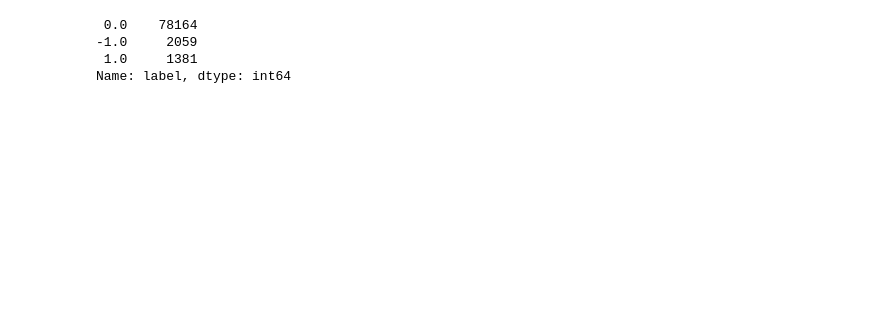
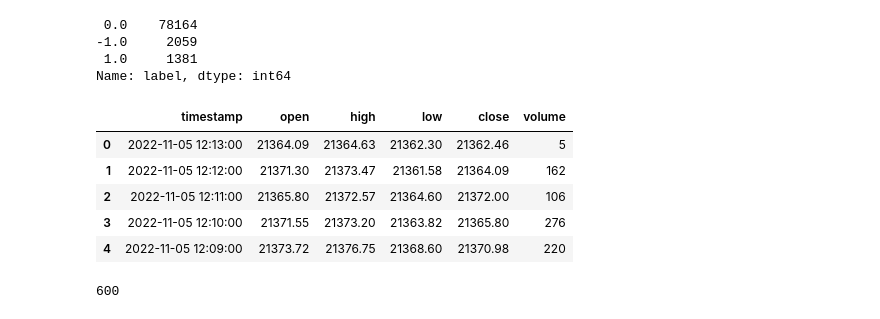
Before and after one commit to k0tix/junkkari-crypto-bros, a Jupyter notebook: ml-model/Catboost-2.ipynb, the cells around one changed output. Saved outputs shown, nothing was run; the diff lists cells and outputs as text; code cells hidden in the pictures; blank space fills up the shorter version.

```diff
--- a/ml-model/Catboost-2.ipynb
+++ b/ml-model/Catboost-2.ipynb
@@ -236,3 +238,32 @@ pd.Series(y_test).value_counts()
 -1.0     2059
  1.0     1381
 Name: label, dtype: int64
+# %%
+import requests
+from io import StringIO
+
+api_key = "XFDSGKBCYAWM4BX3"
+
+url = f'https://www.alphavantage.co/query?function=CRYPTO_INTRADAY&symbol=BTC&market=USD&interval=1min&apikey={api_key}&datatype=csv'
+#r = requests.get(url)
+#data = r.json()
+
+#print(data)
+# %%
+with requests.Session() as s:
+    download = s.get(url)
+    decoded_content = download.content.decode("utf-8")
+    data = pd.read_csv(StringIO(decoded_content))
+
+data.head()
+# %% [output]
+|  | timestamp | open | high | low | close | volume |
+| 0 | 2022-11-05 12:13:00 | 21364.09 | 21364.63 | 21362.30 | 21362.46 | 5 |
+| 1 | 2022-11-05 12:12:00 | 21371.30 | 21373.47 | 21361.58 | 21364.09 | 162 |
+| 2 | 2022-11-05 12:11:00 | 21365.80 | 21372.57 | 21364.60 | 21372.00 | 106 |
+| 3 | 2022-11-05 12:10:00 | 21371.55 | 21373.20 | 21363.82 | 21365.80 | 276 |
+| 4 | 2022-11-05 12:09:00 | 21373.72 | 21376.75 | 21368.60 | 21370.98 | 220 |
+# %%
+data.size
+# %% [output]
+600
```
Also changed, not shown: parts of 13 cells of this notebook, 4 other files.
